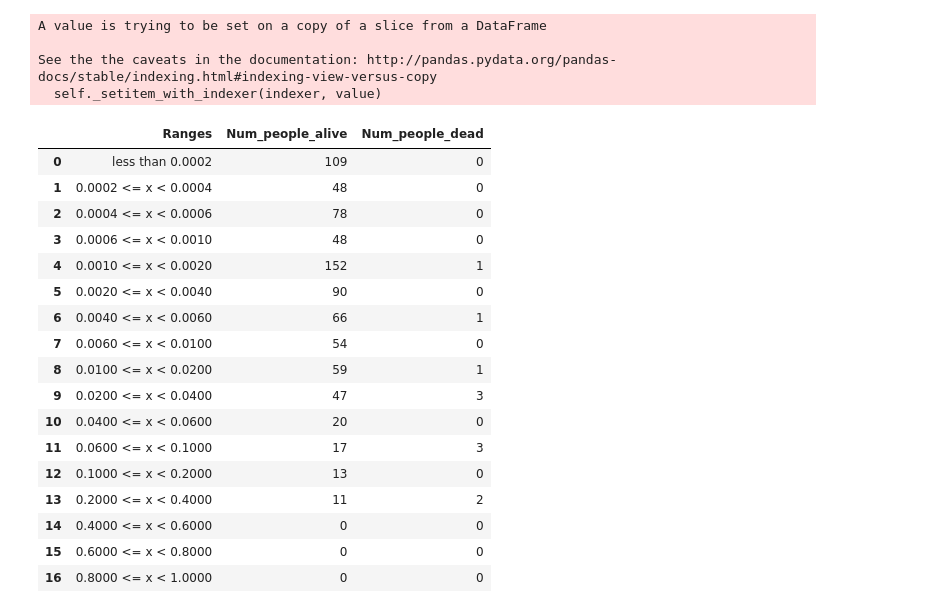
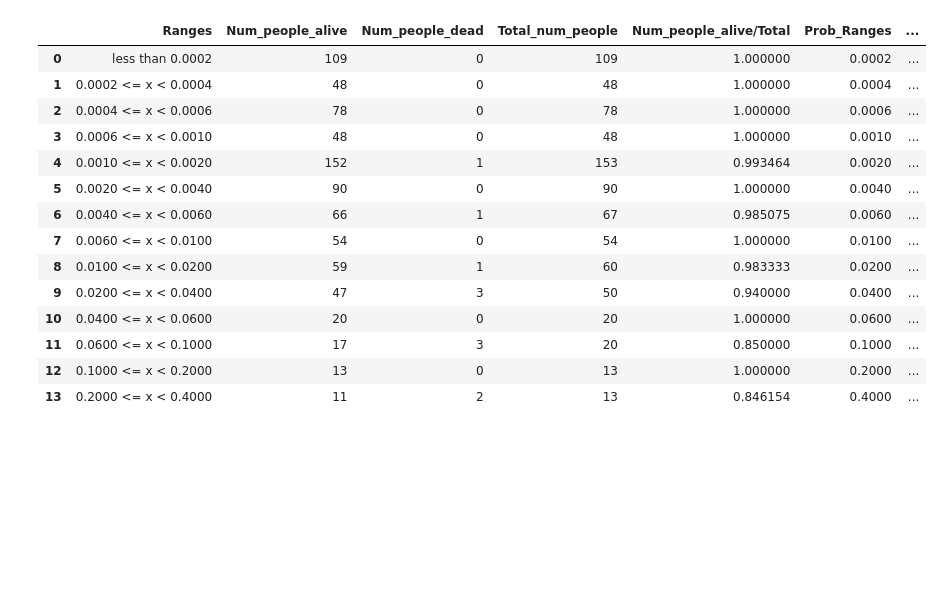
Before and after one commit to aashray/Data_Science, a Jupyter notebook: project_assignment_3_status/notebook/Evaluation of Life Tables.ipynb, the cells around one changed output. Saved outputs shown, nothing was run; the diff lists cells and outputs as text; code cells hidden in the pictures; blank space fills up the shorter version.

Commit message:
Modified Evaluatation Life Tables based on feedback

```diff
--- a/project_assignment_3_status/notebook/Evaluation of Life Tables.ipynb
+++ b/project_assignment_3_status/notebook/Evaluation of Life Tables.ipynb
@@ -127,7 +127,7 @@ j = 0
 #Iterating through the transpose of the test data - Df_alive
 for val, row in test_data_alive.T.iteritems():
     age_count = 0
-    while age_count <= 119:
+    while age_count <= row['Age']:
         name = row['Name']
         gender = row['Gender']
         age = age_count
@@ -150,11 +150,7 @@ for i in eval_df.index:
 
 #To convert Prediction Probability from object to float type
 eval_df['Prediction_Prob'] = eval_df['Prediction_Prob'].astype(float)
+eval_df = eval_df.sort(['Prediction_Prob', 'Is_dead'])
-# %% [output]
-A value is trying to be set on a copy of a slice from a DataFrame
-
-See the the caveats in the documentation: http://pandas.pydata.org/pandas-docs/stable/indexing.html#indexing-view-versus-copy
-  self._setitem_with_indexer(indexer, value)
 # %%
 #Assigning death probabilities for each age of the person - Df_alive
 for i in eval_dfa.index:
@@ -165,6 +161,7 @@ for i in eval_dfa.index:
 
 #To convert Prediction Probability from object to float type
 eval_dfa['Prediction_Prob'] = eval_dfa['Prediction_Prob'].astype(float)
+eval_df = eval_df.sort(['Prediction_Prob', 'Is_dead'])
 # %%
 #Probability categories
 cat1 = 'less than 0.0002'
@@ -192,6 +189,8 @@ cat_df = pd.DataFrame(columns=col)
 cat_df['Ranges'] = pd.Series([cat1,cat2,cat3,cat4,cat5,cat6,cat7,cat8,cat9,cat10,cat11,cat12,cat13,cat14,cat15,cat16,cat17])
 cat_df['Num_people_dead'] = pd.Series([0,0,0,0,0,0,0,0,0,0,0,0,0,0,0,0,0])
 cat_df['Num_people_alive'] = pd.Series([0,0,0,0,0,0,0,0,0,0,0,0,0,0,0,0,0])
+cat_df['Total_num_people'] = pd.Series([0,0,0,0,0,0,0,0,0,0,0,0,0,0,0,0,0])
+cat_df['Num_people_alive/Total'] = pd.Series([0,0,0,0,0,0,0,0,0,0,0,0,0,0,0,0,0])
 
 #Df_alive
 #Creating a dataframe to keep track of the count of people whose death probabilities is in the above range
@@ -199,6 +198,8 @@ cat_dfa = pd.DataFrame(columns=col)
 cat_dfa['Ranges'] = pd.Series([cat1,cat2,cat3,cat4,cat5,cat6,cat7,cat8,cat9,cat10,cat11,cat12,cat13,cat14,cat15,cat16,cat17])
 cat_dfa['Num_people_dead'] = pd.Series([0,0,0,0,0,0,0,0,0,0,0,0,0,0,0,0,0])
 cat_dfa['Num_people_alive'] = pd.Series([0,0,0,0,0,0,0,0,0,0,0,0,0,0,0,0,0])
+cat_dfa['Total_num_people'] = pd.Series([0,0,0,0,0,0,0,0,0,0,0,0,0,0,0,0,0])
+cat_dfa['Num_people_alive/Total'] = pd.Series([0,0,0,0,0,0,0,0,0,0,0,0,0,0,0,0,0])
 # %%
 #Bucketing the probabilities based on the ranges above
 #Df_dead
@@ -434,28 +435,32 @@ for i in eval_dfa.index:
     if (eval_dfa['Prediction_Prob'].loc[i] >= 0.8000  and eval_dfa['Prediction_Prob'].loc[i] < 1.0000):
        count_alive_cat17 += 1
        cat_dfa['Num_people_alive'].loc[16] = count_alive_cat17
-# %%
-#Printing the distribution table - Df_dead - Only Dead people
-cat_df
-# %% [output]
-|  | Ranges | Num_people_alive | Num_people_dead |
-| 0 | less than 0.0002 | 109 | 0 |
-| 1 | 0.0002 <= x < 0.0004 | 48 | 0 |
-| 2 | 0.0004 <= x < 0.0006 | 78 | 0 |
-| 3 | 0.0006 <= x < 0.0010 | 48 | 0 |
-| 4 | 0.0010 <= x < 0.0020 | 152 | 1 |
-| 5 | 0.0020 <= x < 0.0040 | 90 | 0 |
-| 6 | 0.0040 <= x < 0.0060 | 66 | 1 |
-| 7 | 0.0060 <= x < 0.0100 | 54 | 0 |
-| 8 | 0.0100 <= x < 0.0200 | 59 | 1 |
-| 9 | 0.0200 <= x < 0.0400 | 47 | 3 |
-| 10 | 0.0400 <= x < 0.0600 | 20 | 0 |
-| 11 | 0.0600 <= x < 0.1000 | 17 | 3 |
-| 12 | 0.1000 <= x < 0.2000 | 13 | 0 |
-| 13 | 0.2000 <= x < 0.4000 | 11 | 2 |
-| 14 | 0.4000 <= x < 0.6000 | 0 | 0 |
-| 15 | 0.6000 <= x < 0.8000 | 0 | 0 |
-| 16 | 0.8000 <= x < 1.0000 | 0 | 0 |
+# %%
+#Additional columns added
+cat_df['Total_num_people'] = cat_df['Num_people_alive'] + cat_df['Num_people_dead']
+cat_df['Num_people_alive/Total'] = cat_df['Num_people_alive']/cat_df['Total_num_people']
+
+#Dropping the probability ranges if there are certain inf values
+cat_df = cat_df.replace([np.inf, -np.inf], np.nan).dropna(how="any")
+
+#Printing the distribution table - Df_dead - Only Dead people
+cat_df
+# %% [output]
+|  | Ranges | Num_people_alive | Num_people_dead | Total_num_people | Num_people_alive/Total | Prob_Ranges | ... |
+| 0 | less than 0.0002 | 109 | 0 | 109 | 1.000000 | 0.0002 | ... |
+| 1 | 0.0002 <= x < 0.0004 | 48 | 0 | 48 | 1.000000 | 0.0004 | ... |
+| 2 | 0.0004 <= x < 0.0006 | 78 | 0 | 78 | 1.000000 | 0.0006 | ... |
+| 3 | 0.0006 <= x < 0.0010 | 48 | 0 | 48 | 1.000000 | 0.0010 | ... |
+| 4 | 0.0010 <= x < 0.0020 | 152 | 1 | 153 | 0.993464 | 0.0020 | ... |
+| 5 | 0.0020 <= x < 0.0040 | 90 | 0 | 90 | 1.000000 | 0.0040 | ... |
+| 6 | 0.0040 <= x < 0.0060 | 66 | 1 | 67 | 0.985075 | 0.0060 | ... |
+| 7 | 0.0060 <= x < 0.0100 | 54 | 0 | 54 | 1.000000 | 0.0100 | ... |
+| 8 | 0.0100 <= x < 0.0200 | 59 | 1 | 60 | 0.983333 | 0.0200 | ... |
+| 9 | 0.0200 <= x < 0.0400 | 47 | 3 | 50 | 0.940000 | 0.0400 | ... |
+| 10 | 0.0400 <= x < 0.0600 | 20 | 0 | 20 | 1.000000 | 0.0600 | ... |
+| 11 | 0.0600 <= x < 0.1000 | 17 | 3 | 20 | 0.850000 | 0.1000 | ... |
+| 12 | 0.1000 <= x < 0.2000 | 13 | 0 | 13 | 1.000000 | 0.2000 | ... |
+| 13 | 0.2000 <= x < 0.4000 | 11 | 2 | 13 | 0.846154 | 0.4000 | ... |
 # %%
 #Printing the distribution table - Df_alive - Only Alive people
 cat_dfa
```
Also changed, not shown: parts of 3 cells of this notebook.
